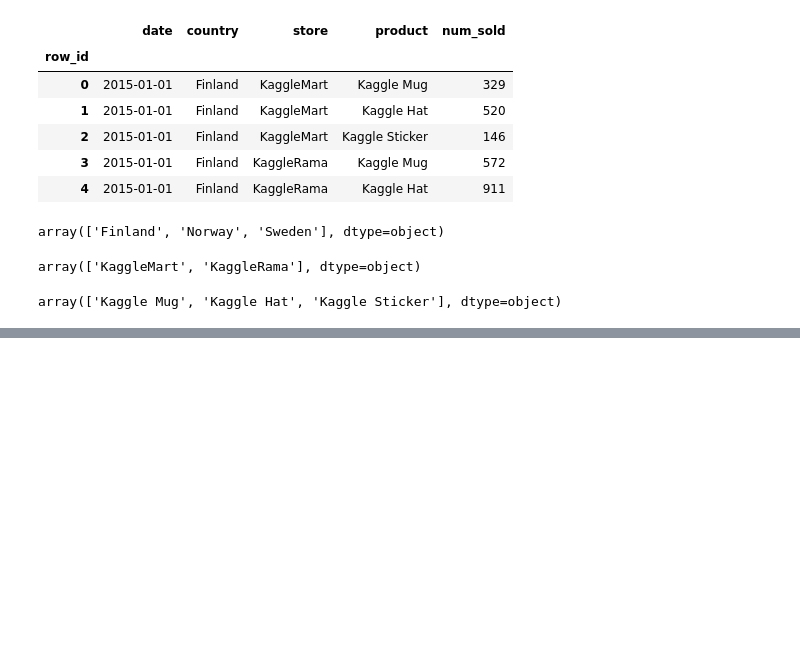
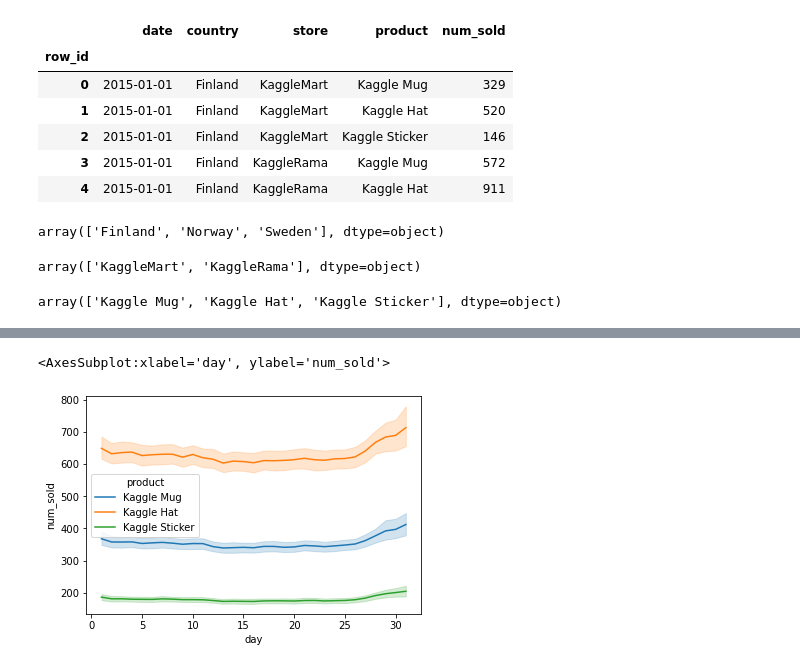
Before and after one commit to vbell-gh/tps0121, a Jupyter notebook: tps0122.ipynb, the cells around one changed output, grey strips where cells are left out. Drawn from its saved outputs; the diff is of its cells as text; code cells hidden in the pictures; blank space fills up the shorter version.

```diff
--- a/tps0122.ipynb
+++ b/tps0122.ipynb
@@ -55,0 +61,5 @@ sns.lineplot(data=train_data_dates, x='date', y = 'num_sold', hue='product', sty
+# %%
+sns.lineplot(data=train_data_dates, x='day', y = 'num_sold', hue='product')
+# %% [output]
+<AxesSubplot:xlabel='day', ylabel='num_sold'>
+[figure, added]
```
Also changed, not shown: parts of 12 cells of this notebook.
